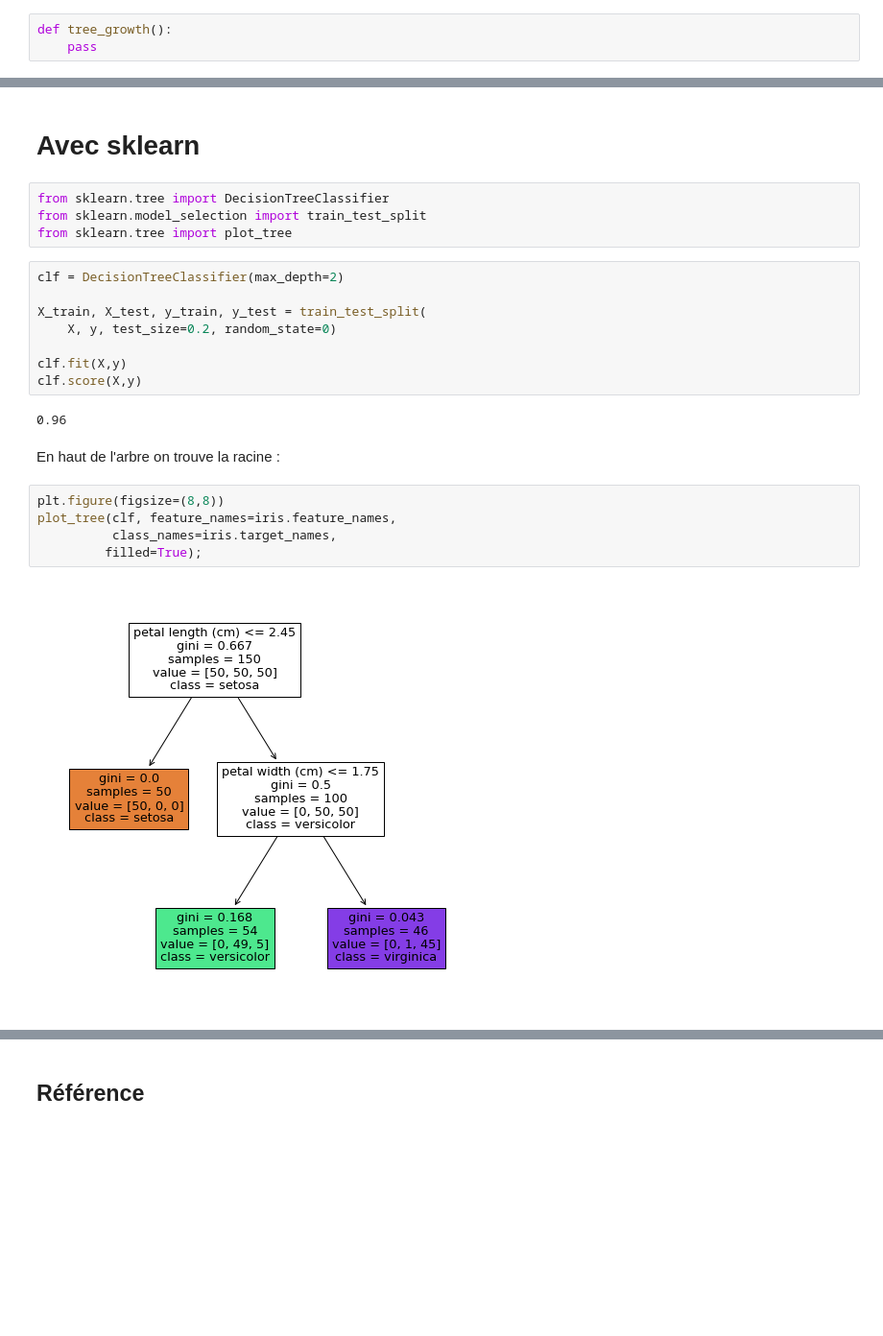
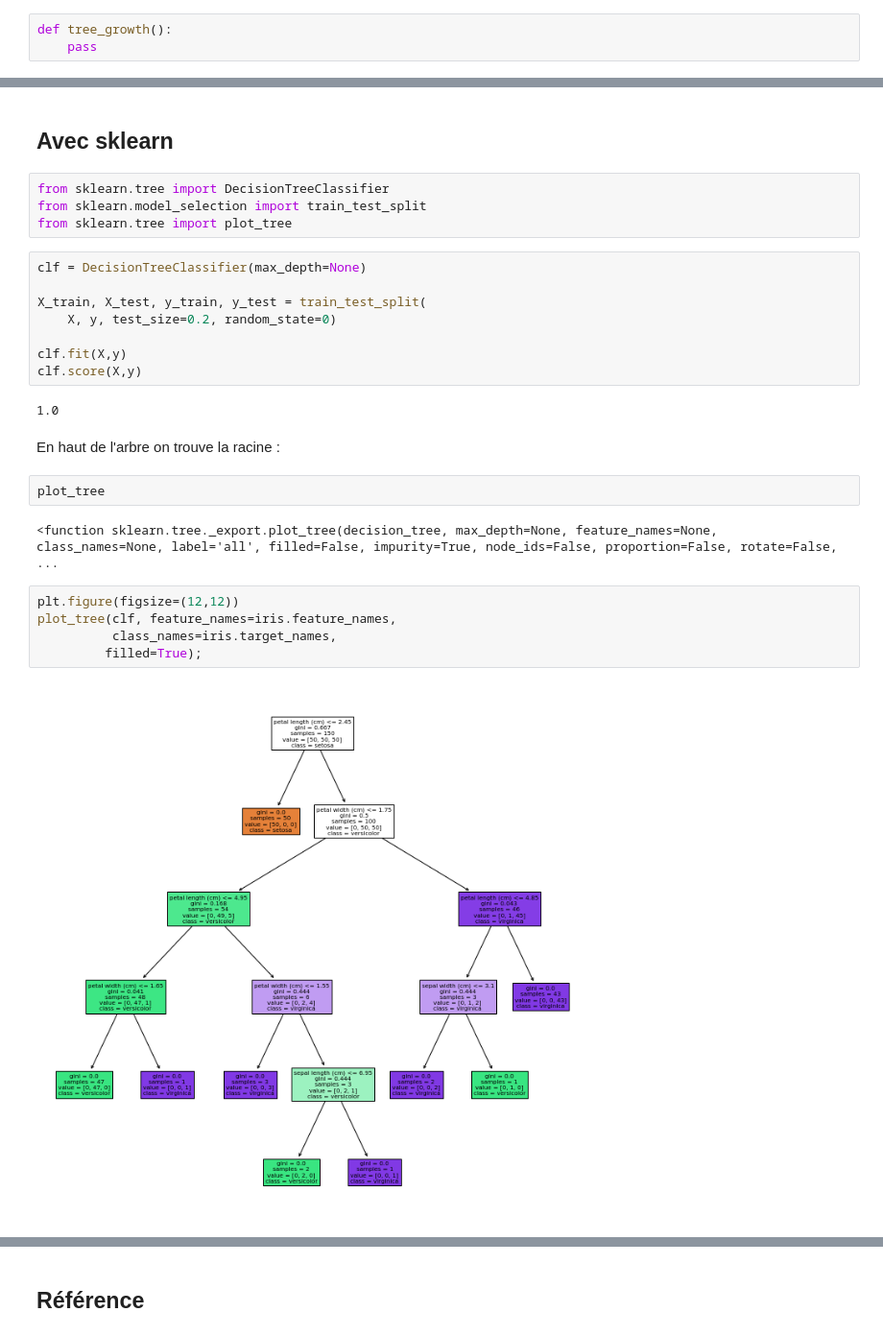
Before and after one commit to titigmr/ML, a Jupyter notebook: CART.ipynb, the cells around one changed output, grey strips where cells are left out. Shown: that part at 96% size. Saved outputs shown, nothing was run; the diff lists cells and outputs as text; blank space fills up the shorter version.

```diff
--- a/CART.ipynb
+++ b/CART.ipynb
@@ -404,12 +531,12 @@ classe                                                  versicolor
 Name: 0, dtype: object
 # %% [markdown]
-# Avec sklearn
+## Avec sklearn
 # %%
 from sklearn.tree import DecisionTreeClassifier
 from sklearn.model_selection import train_test_split
 from sklearn.tree import plot_tree
 # %%
-clf = DecisionTreeClassifier(max_depth=2)
+clf = DecisionTreeClassifier(max_depth=None)
 
 X_train, X_test, y_train, y_test = train_test_split(
     X, y, test_size=0.2, random_state=0)
@@ -417,14 +544,18 @@ X_train, X_test, y_train, y_test = train_test_split(
 clf.fit(X,y)
 clf.score(X,y)
 # %% [output]
-0.96
+1.0
 # %% [markdown]
 En haut de l'arbre on trouve la racine :
+# %%
+plot_tree
+# %% [output]
+<function sklearn.tree._export.plot_tree(decision_tree, max_depth=None, feature_names=None, class_names=None, label='all', filled=False, impurity=True, node_ids=False, proportion=False, rotate=False,  ...
 # %%
-plt.figure(figsize=(8,8))
+plt.figure(figsize=(12,12))
 plot_tree(clf, feature_names=iris.feature_names,
           class_names=iris.target_names,
          filled=True);
 # %% [output]
-[figure, old version]
+[figure, new version]
 # %% [markdown]
```
Also changed, not shown: parts of 46 cells of this notebook.
